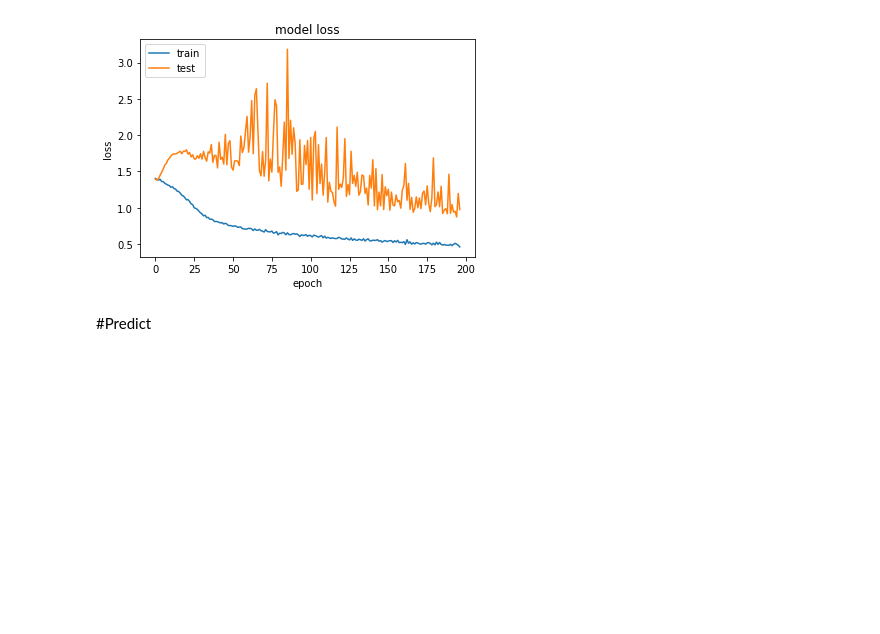
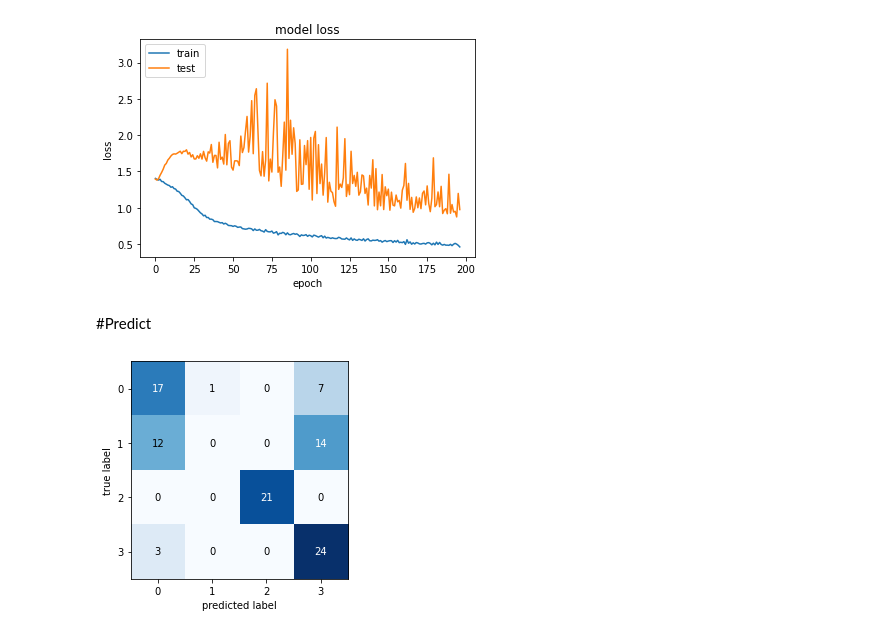
Before and after one commit to lephuocdat2000/DeepLearning-and-Application, a Jupyter notebook: SER/Vie_Vie_SER.ipynb, the cells around one changed output. Cells and saved outputs as stored; diff of their text form; code cells hidden in the pictures; blank space fills up the shorter version.

```diff
--- a/SER/Vie_Vie_SER.ipynb
+++ b/SER/Vie_Vie_SER.ipynb
@@ -471,3 +464,29 @@ for name in filenames:
    labels.append(name[0])
    path = os.path.join(filepath,name)
    pred_labels.append(predict_emotion_from_file(model,filename=path))
+# %%
+#Extract filename and label
+data_path = '/content/drive/MyDrive/Nhận dạng/Data Voice/Test'
+emotions=os.listdir(data_path)
+true_labels = []
+pred_labels = []
+emotion1={0:'Angry',1:'Happy',2:'Sad',3:'Neutral'}
+
+for emotion in emotions:
+   emotion_path = os.path.join(data_path,emotion)
+   file_names = os.listdir(emotion_path)
+   for name in file_names:
+      file_path = os.path.join(emotion_path,name)
+      pred_labels.append(predict_emotion_from_file(model,file_path)[0])
+      true_labels.append(emotion1.get(int(name[0])))
+# %%
+from mlxtend.evaluate import confusion_matrix
+from mlxtend.plotting import plot_confusion_matrix
+cm = confusion_matrix(y_target=true_labels,
+                      y_predicted=pred_labels,
+                      binary=False)
+
+fig, ax = plot_confusion_matrix(cm,)
+plt.show()
+# %% [output]
+[figure, added]
```
Also changed, not shown: parts of 5 cells of this notebook.
